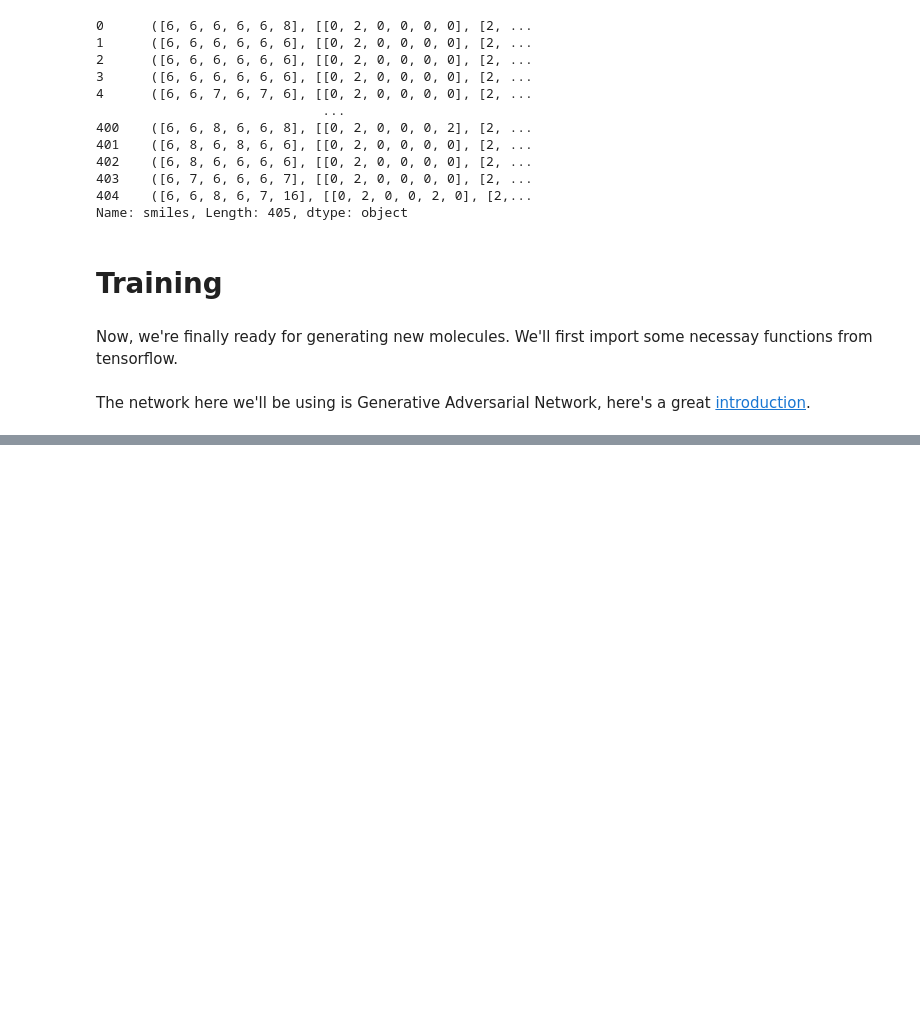
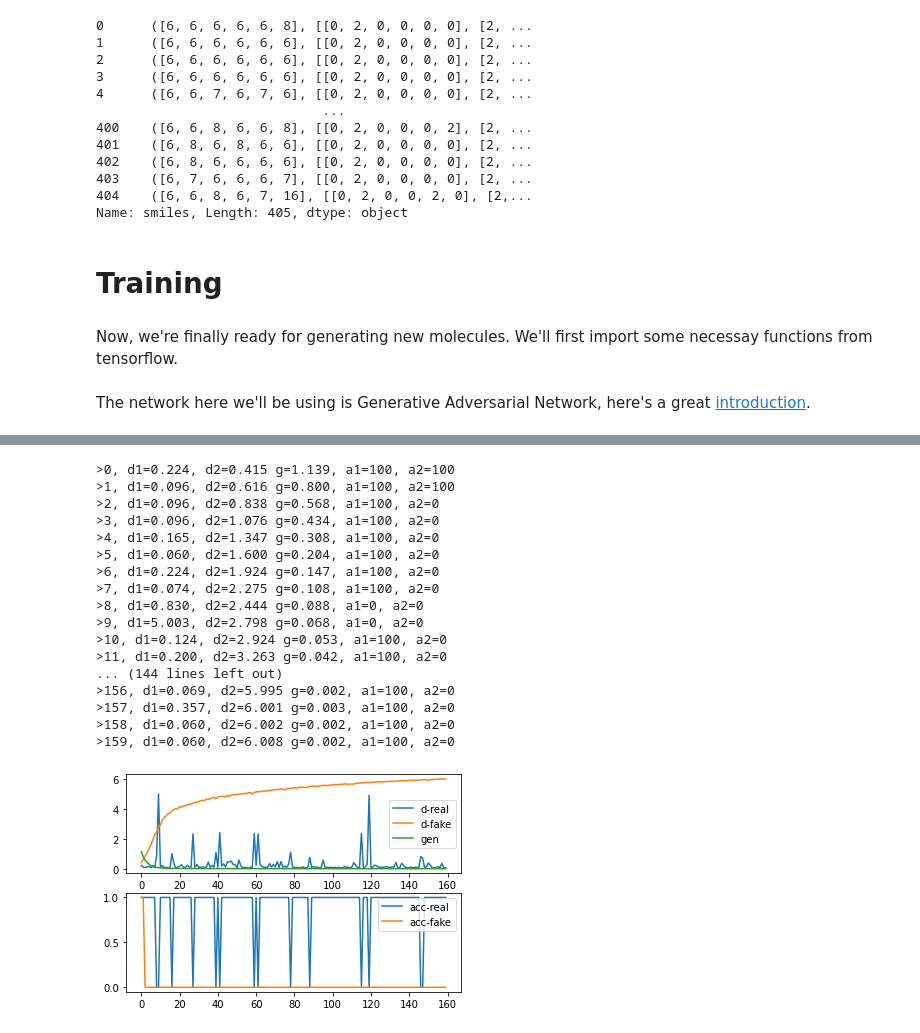
Before and after one commit to susanzhang233/mollykill, a Jupyter notebook: demo.ipynb, the cells around one changed output, grey strips where cells are left out. Cells and saved outputs as stored; diff of their text form; code cells hidden in the pictures; blank space fills up the shorter version.

```diff
--- a/demo.ipynb
+++ b/demo.ipynb
@@ -156 +127,31 @@ The network here we'll be using is Generative Adversarial Network, here's a grea
+# %%
+disc = model.make_discriminator(num_atoms)
+# %%
+gene = model.make_generator(num_atoms, noise_input_shape = 100)
+# %%
+generator_trained = model.train_batch(
+                                disc, gene,
+                                np.array(nodes_train), np.array(edges_train),
+                                noise_input_shape = 100, EPOCH = 160, BATCHSIZE = 2,
+                                plot_hist = True, temp_result = False
+    )
+# %% [output]
+>0, d1=0.224, d2=0.415 g=1.139, a1=100, a2=100
+>1, d1=0.096, d2=0.616 g=0.800, a1=100, a2=100
+>2, d1=0.096, d2=0.838 g=0.568, a1=100, a2=0
+>3, d1=0.096, d2=1.076 g=0.434, a1=100, a2=0
+>4, d1=0.165, d2=1.347 g=0.308, a1=100, a2=0
+>5, d1=0.060, d2=1.600 g=0.204, a1=100, a2=0
+>6, d1=0.224, d2=1.924 g=0.147, a1=100, a2=0
+>7, d1=0.074, d2=2.275 g=0.108, a1=100, a2=0
+>8, d1=0.830, d2=2.444 g=0.088, a1=0, a2=0
+>9, d1=5.003, d2=2.798 g=0.068, a1=0, a2=0
+>10, d1=0.124, d2=2.924 g=0.053, a1=100, a2=0
+>11, d1=0.200, d2=3.263 g=0.042, a1=100, a2=0
+... (144 lines left out)
+>156, d1=0.069, d2=5.995 g=0.002, a1=100, a2=0
+>157, d1=0.357, d2=6.001 g=0.003, a1=100, a2=0
+>158, d1=0.060, d2=6.002 g=0.002, a1=100, a2=0
+>159, d1=0.060, d2=6.008 g=0.002, a1=100, a2=0
+[figure, added]
 # %%
```
Also changed, not shown: parts of 13 cells of this notebook, 4 other files.
